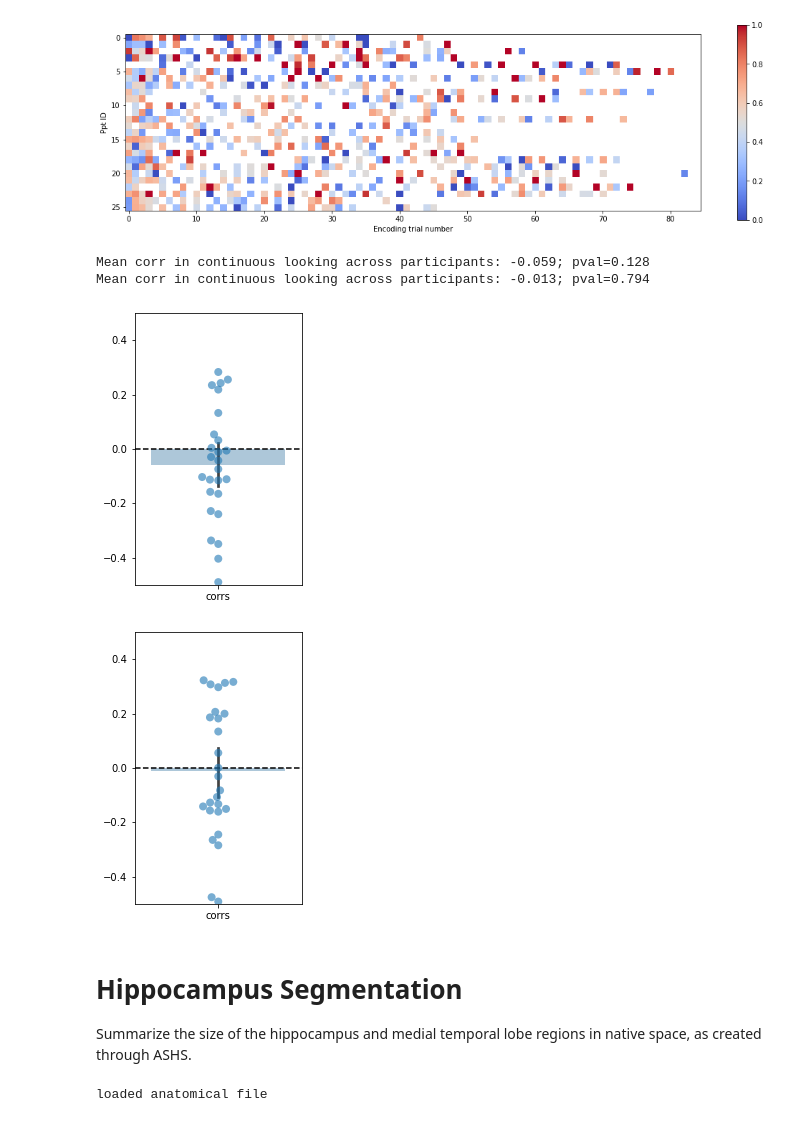
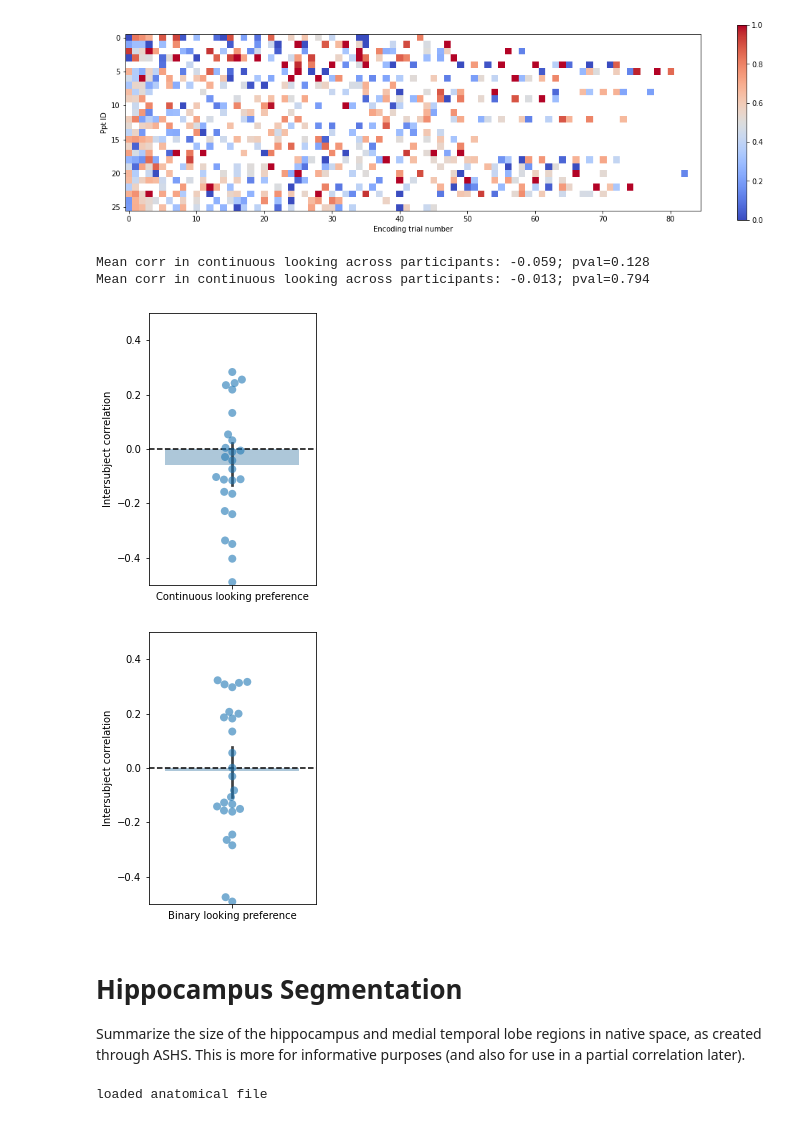
Before and after one commit to ntblab/infant_neuropipe, a Jupyter notebook: scripts/SubMem_Categories/SubMem_Categories.ipynb, the cells around one changed output. Saved outputs shown, nothing was run; the diff lists cells and outputs as text; code cells hidden in the pictures.

```diff
--- a/scripts/SubMem_Categories/SubMem_Categories.ipynb
+++ b/scripts/SubMem_Categories/SubMem_Categories.ipynb
@@ -799,8 +824,8 @@ for key in temp_keys:
     saliency_cat_shuffle.update({key: saliency_cat[key]})
 # %%
 ## Now let's save the proportion looking values for each item that was seen
-saliency_matrix=np.zeros((len(temp_keys),26))*np.nan
-saliency_matrix_bin=np.zeros((len(temp_keys),26))*np.nan
+saliency_matrix=np.zeros((len(temp_keys),len(df)))*np.nan # preset as NaNs
+saliency_matrix_bin=np.zeros((len(temp_keys),len(df)))*np.nan # preset as NaNs
 
 # for each item
 for k, key in enumerate(saliency_mat_shuffle.keys()):
@@ -1024,7 +1083,8 @@ fig.savefig(save_plot_dir+'infant_temporal_encoding_timecourse.svg')
 # %% [output]
 [figure]
 # %%
-## Let's now characterize similarity across participants by correlating looking preferences
+## Let's now characterize similarity across participants by correlating looking preferences (Similar to above)
+# a single participant is held-out and we are correlating the average looking preference of all other infants with held-out infant
 
 # preset
 loo_isc_corrs_cont = np.zeros((distance_matrix.shape[0]))*np.nan
@@ -1033,7 +1093,7 @@ loo_isc_corrs_bin = np.zeros((distance_matrix.shape[0]))*np.nan
 # cycle through participants
 for ppt1 in range(distance_matrix.shape[0]):
 
-    ## Continuous
+    ## Continuous version
     vals1 = distance_matrix[ppt1,:] # get the participant looking
     vals2 = np.nanmean(np.delete(distance_matrix,ppt1,axis=0),axis=0) # get the average looking for all but this participant
 
@@ -1044,7 +1104,7 @@ for ppt1 in range(distance_matrix.shape[0]):
     rval = stats.pearsonr(vals1[items_shared],vals2[items_shared])[0]
     loo_isc_corrs_cont[ppt1]=rval
 
-    ## Binary
+    ## Binary version
     vals1 = distance_matrix_bin[ppt1,:] # get the participant looking
     vals2 = np.nanmean(np.delete(distance_matrix_bin,ppt1,axis=0),axis=0)  # get the average looking for all but this participant
 
@@ -1059,38 +1119,44 @@ for ppt1 in range(distance_matrix.shape[0]):
 ## continuous
 fig =plt.figure(figsize=(3,5))
 corr_df = pd.DataFrame({'corrs':loo_isc_corrs_cont})
 sns.swarmplot(data=corr_df,alpha=0.6,size=8)
 sns.barplot(data=corr_df,alpha=0.4)
 plt.axhline(0,linestyle='dashed',color='black')
 plt.ylim(-0.5,0.5)
+plt.ylabel('Intersubject correlation')
+plt.xticks([0],['Continuous looking preference'])
 
+# report the stats
 np.random.seed(0)
 print('Mean corr in continuous looking across participants: %0.3f; pval=%0.3f' %(np.nanmean(loo_isc_corrs_cont),
                                                                                  bootstrap_mean(loo_isc_corrs_cont)[0]))
 
 fig.savefig(save_plot_dir+'loo_isc_behavior_temporal_order.svg')
 
 ## binary
 fig =plt.figure(figsize=(3,5))
 corr_df = pd.DataFrame({'corrs':loo_isc_corrs_bin})
 sns.swarmplot(data=corr_df,alpha=0.6,size=8)
 sns.barplot(data=corr_df,alpha=0.4)
 plt.axhline(0,linestyle='dashed',color='black')
 plt.ylim(-0.5,0.5)
+plt.ylabel('Intersubject correlation')
+plt.xticks([0],['Binary looking preference'])
 
+# report the stats
 np.random.seed(0)
 print('Mean corr in continuous looking across participants: %0.3f; pval=%0.3f' %(np.nanmean(loo_isc_corrs_bin),
                                                                                  bootstrap_mean(loo_isc_corrs_bin)[0]))
 
 fig.savefig(save_plot_dir+'loo_isc_behavior_temporal_order_bin.svg')
 # %% [output]
 Mean corr in continuous looking across participants: -0.059; pval=0.128
 Mean corr in continuous looking across participants: -0.013; pval=0.794
-[figure, old version]
+[figure, new version]
-[figure, old version]
+[figure, new version]
 # %% [markdown]
 # Hippocampus Segmentation <a id='segmentation'></a>
-Summarize the size of the hippocampus and medial temporal lobe regions in native space, as created through ASHS.
+Summarize the size of the hippocampus and medial temporal lobe regions in native space, as created through ASHS. This is more for informative purposes (and also for use in a partial correlation later).
 # %%
 anat_file = base_dir + 'data/SubMem/hipp_vol_information.csv'
 
```
Also changed, not shown: parts of 29 cells of this notebook, 2 other files.
